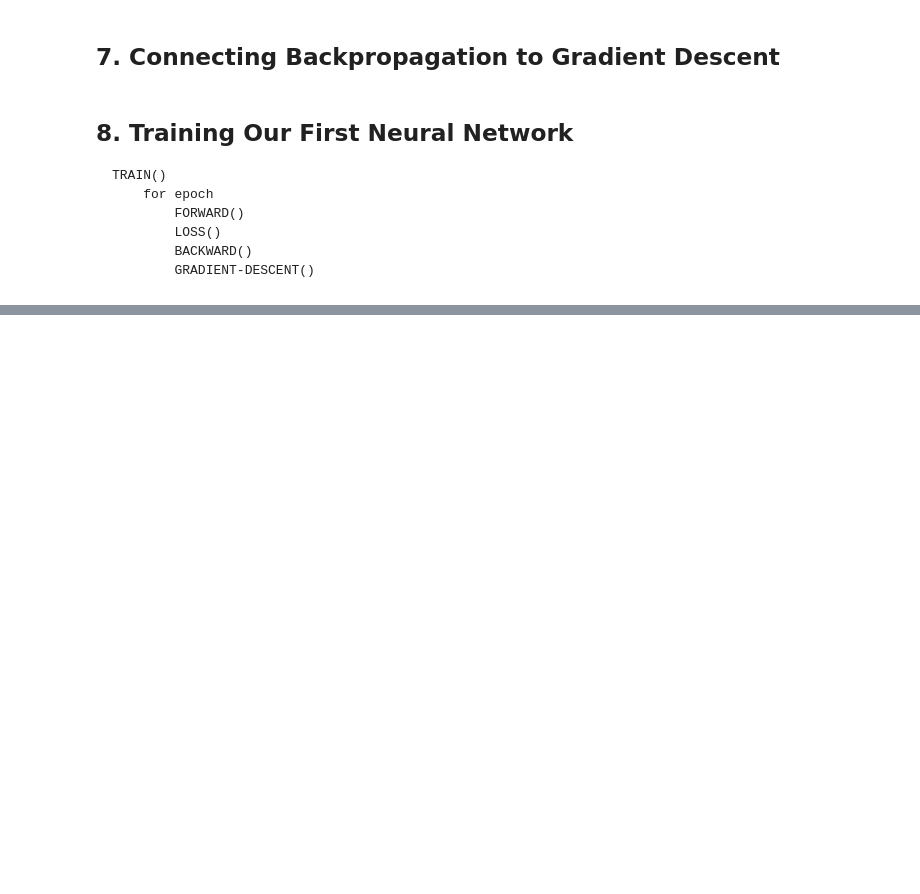
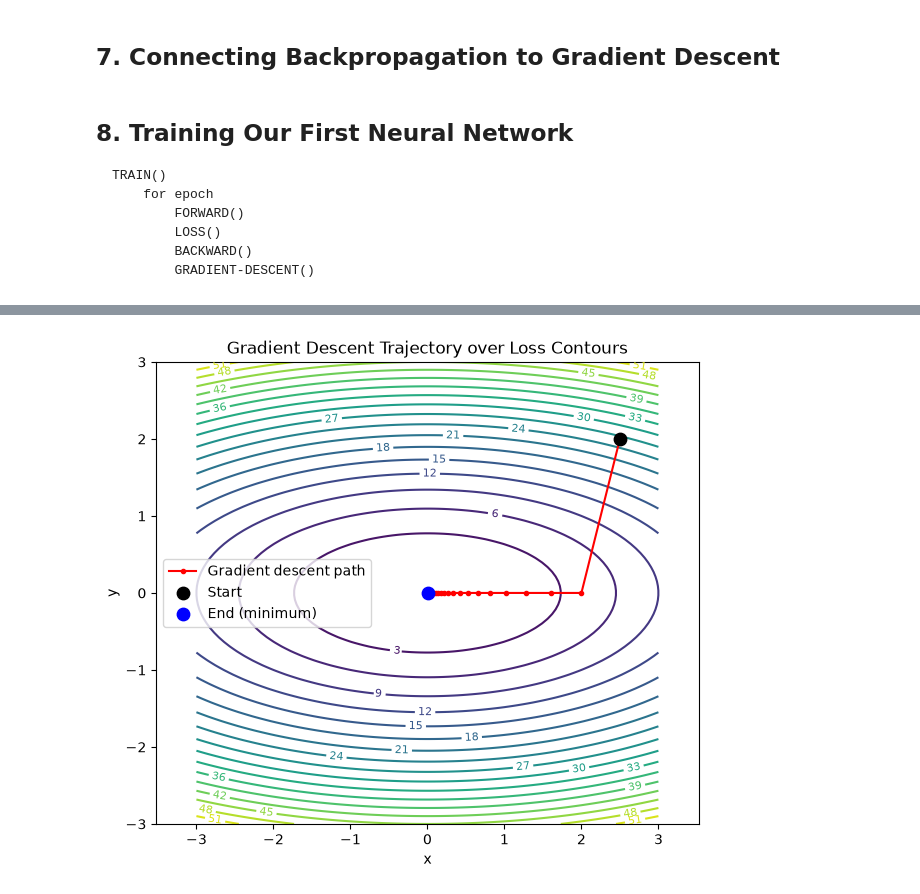
Before and after one commit to dunghoangq/ai, a Jupyter notebook: having_fun/neural_network/notebooks/build_from_scratch/4_gradient_descent.ipynb, the cells around one changed output, grey strips where cells are left out. Drawn from its saved outputs; the diff is of its cells as text; code cells hidden in the pictures; blank space fills up the shorter version.

Commit message:
nn > module 4 - gradient descent.

```diff
--- a/having_fun/neural_network/notebooks/build_from_scratch/4_gradient_descent.ipynb
+++ b/having_fun/neural_network/notebooks/build_from_scratch/4_gradient_descent.ipynb
@@ -445,0 +615,20 @@ for epoch in range(epochs):
+# %%
+# Gradient
+
+def gradient(theta):
+    x, y = theta
+    return np.array([2*x, 10*y])
+# %%
+# Gradient descent
+
+theta = np.array([2.5, 2.0])
+
+trajectory = [theta.copy()]
+
+lr = 0.1
+
+for _ in range(30):
+    theta = theta - lr * gradient(theta)
+    trajectory.append(theta.copy())
+
+trajectory = np.array(trajectory)
@@ -445,0 +637,25 @@ for epoch in range(epochs):
+# %%
+# Plot
+plt.figure(figsize=(7, 6))
+
+# 1. The contour map (the "altitude lines")
+contours = plt.contour(X, Y, Z, levels=20, cmap='viridis')
+plt.clabel(contours, inline=True, fontsize=8)  # optional: numeric labels on rings
+
+# 2. The path taken by gradient descent
+plt.plot(trajectory[:, 0], trajectory[:, 1],
+         color='red', marker='o', markersize=3, linewidth=1.5,
+         label='Gradient descent path')
+
+# 3. Mark start and end clearly
+plt.scatter(*trajectory[0], color='black', s=80, zorder=5, label='Start')
+plt.scatter(*trajectory[-1], color='blue', s=80, zorder=5, label='End (minimum)')
+
+plt.xlabel('x')
+plt.ylabel('y')
+plt.title('Gradient Descent Trajectory over Loss Contours')
+plt.legend()
+plt.axis('equal')  # crucial — keeps the ellipses looking like true ellipses
+plt.show()
+# %% [output]
+[figure, added]
```
Also changed, not shown: parts of 14 cells of this notebook, 1 other file.
